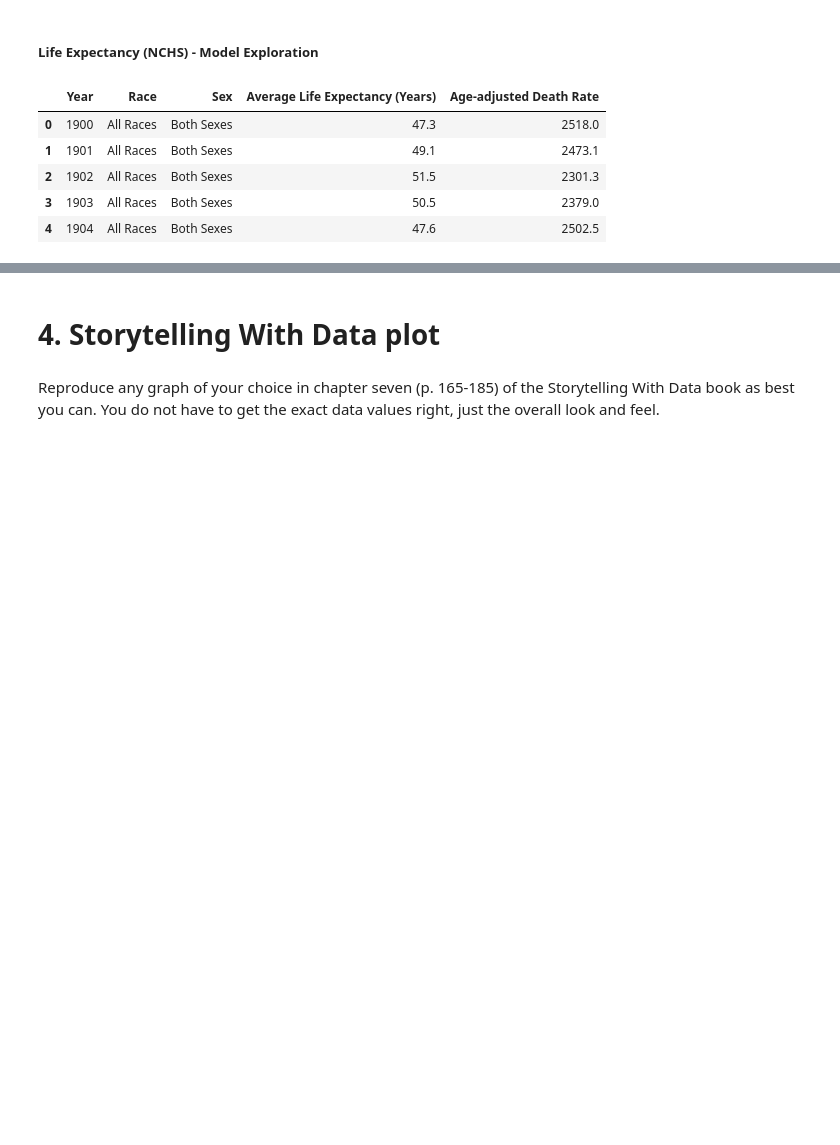
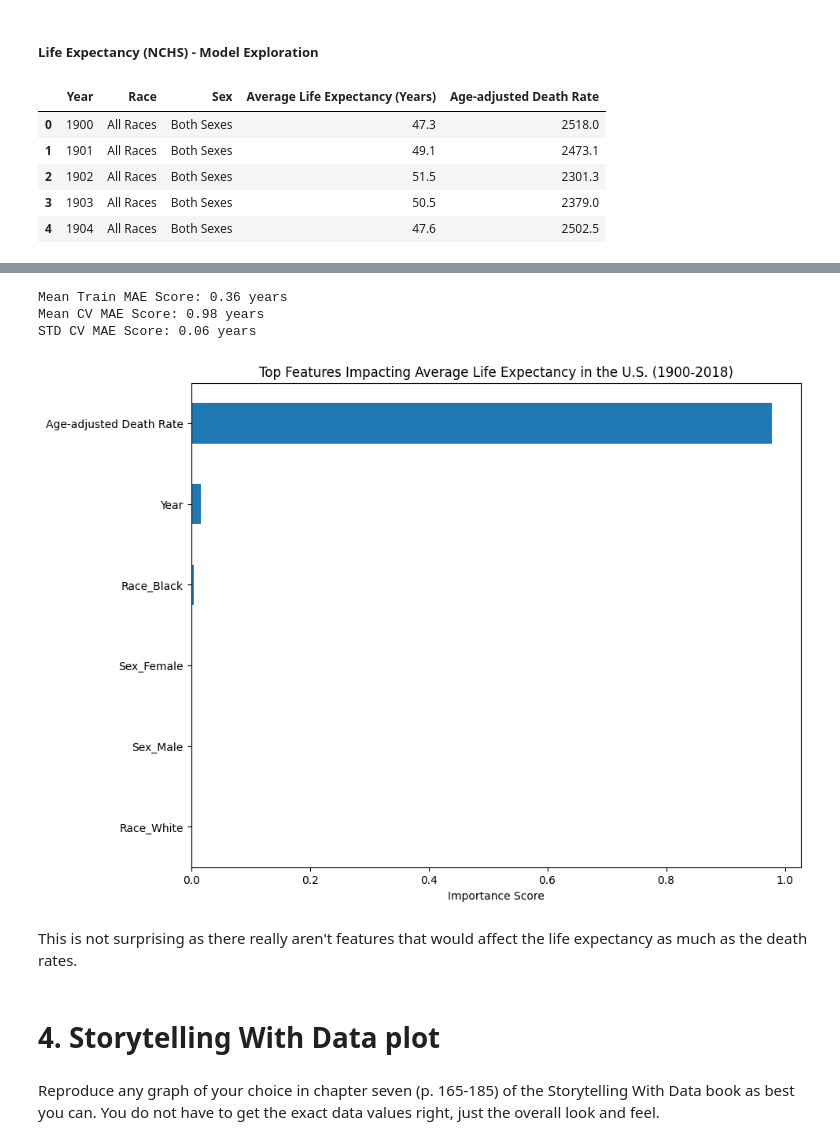
Before and after one commit to aidandig/DX699-ModB2, a Jupyter notebook: Homework/OMDS-ModB2-Week11-DiGregorio-Aidan.ipynb, the cells around one changed output, grey strips where cells are left out. Saved outputs shown, nothing was run; the diff lists cells and outputs as text; code cells hidden in the pictures; blank space fills up the shorter version.

Commit message:
baseline model - life expectancy

```diff
--- a/Homework/OMDS-ModB2-Week11-DiGregorio-Aidan.ipynb
+++ b/Homework/OMDS-ModB2-Week11-DiGregorio-Aidan.ipynb
@@ -951,3 +1007,52 @@ life_expect_nchs.head()
+# %%
+data = pd.read_csv("..\Projects\Health Disparities Analytics\Processed Data\life_expect_nchs_encoded.csv")
+
+num_cols = data.select_dtypes(include='number').columns
+cat_cols = data.select_dtypes(exclude='number').columns
+
+# Fill remaining numerical NaN samples with median value to avoid skewing data
+data[num_cols] = data[num_cols].fillna(data[num_cols].median())
+
+# Fill remaining categorical NaN samples with mode value
+data[cat_cols] = data[cat_cols].fillna(data[cat_cols].mode().iloc[0])
+
+
+# Identify Features and Target Variable
+X = data.drop(columns=['Average Life Expectancy (Years)'])
+y = data['Average Life Expectancy (Years)']
+
+# Split Data into Train and Test Sets and Standardize
+X_train, X_test, y_train, y_test = train_test_split(X, y, test_size=0.2, random_state=random_state)
+# %%
+# Random Forest Model - Baseline
+
+forest_model = RandomForestRegressor(random_state=random_state, n_jobs=-1)
+forest_scores = cross_validate(forest_model, X_train.select_dtypes("number"), y_train, cv=cv, scoring='neg_mean_absolute_error', return_train_score=True)
+
+forest_mean_train_mae = np.mean(-forest_scores['train_score'])
+forest_mean_mae = np.mean(-forest_scores['test_score'])
+forest_std_mae = np.std(-forest_scores['test_score'])
+
+print(f"Mean Train MAE Score: {forest_mean_train_mae:,.2f} years")
+print(f"Mean CV MAE Score: {forest_mean_mae:,.2f} years")
+print(f"STD CV MAE Score: {forest_std_mae:,.2f} years")
+# %% [output]
+Mean Train MAE Score: 0.36 years
+Mean CV MAE Score: 0.98 years
+STD CV MAE Score: 0.06 years
+# %%
+forest_model.fit(X_train, y_train)
+
+important_features = pd.Series(forest_model.feature_importances_, index=X_train.columns)
+
+important_features.sort_values().plot(kind='barh', figsize=(10, 8))
+plt.title("Top Features Impacting Average Life Expectancy in the U.S. (1900-2018)")
+plt.xlabel("Importance Score")
+plt.show()
+# %% [output]
+[figure, added]
+# %% [markdown]
+This is not surprising as there really aren't features that would affect the life expectancy as much as the death rates.
 # %% [markdown]
 # 4. Storytelling With Data plot
 # %% [markdown]
```
Also changed, not shown: parts of 4 cells of this notebook.
